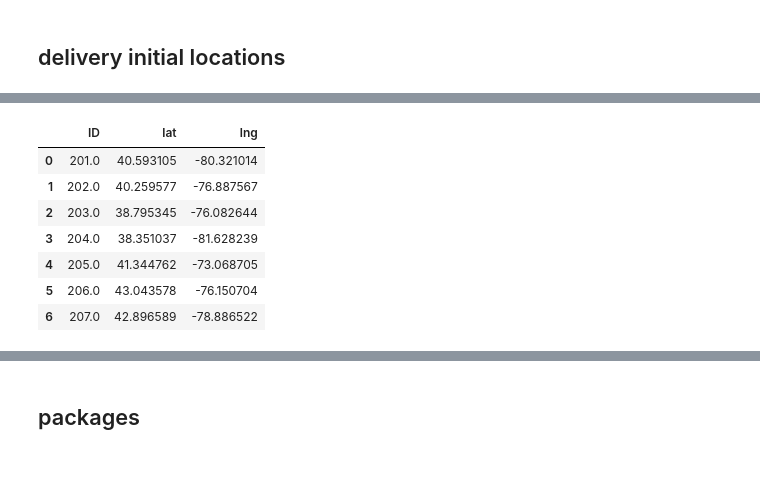
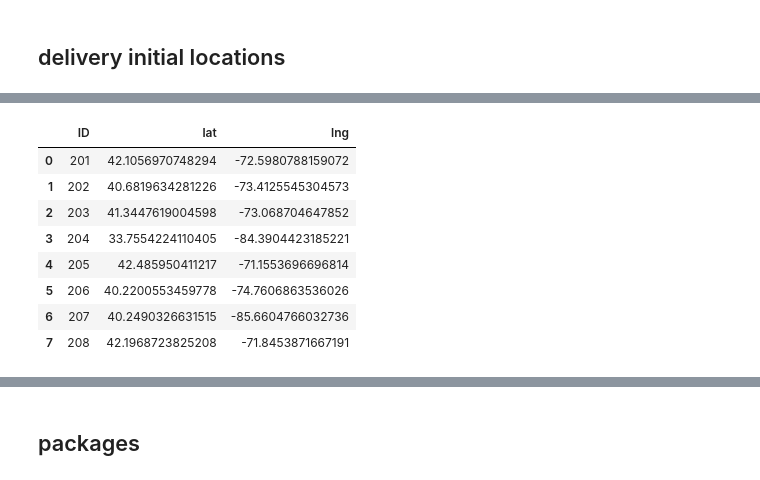
Before and after one commit to seenhzj/Cornell_PB_NE_Hub, a Jupyter notebook: models/calculate distance.ipynb, the cells around one changed output, grey strips where cells are left out. Saved outputs shown, nothing was run; the diff lists cells and outputs as text; code cells hidden in the pictures.

```diff
--- a/models/calculate distance.ipynb
+++ b/models/calculate distance.ipynb
@@ -222,27 +232,37 @@ delInitial_df
 # %%
 #final locations
 delFinal_df=pd.DataFrame()
 n=len(delPackage_df)
-delId=np.zeros(n)
-delLat=np.zeros(n)
-delLng=np.zeros(n)
+delId=[]
+delLat=[]
+delLng=[]
+loc_dic={}
+cnt=200
 for i in range(0,n):
-    delId[i]=i+201
-    delLat[i]=delPackage_df['dest_lat'][i]
-    delLng[i]=delPackage_df['dest_lng'][i]
+    zip3=str(delPackage_df.iloc[i]['dest_zip3'])
+    if zip3 not in loc_dic:
+
+        cnt+=1
+
+        delId.append(loc_dic.setdefault(zip3,cnt))
+
+        delLat.append(delPackage_df['dest_lat'][i])
+        delLng.append(delPackage_df['dest_lng'][i])
+
 delFinal_df['ID']=delId
 delFinal_df['lat']=delLat
 delFinal_df['lng']=delLng
 
 delFinal_df
 # %% [output]
 |  | ID | lat | lng |
-| 0 | 201.0 | 40.593105 | -80.321014 |
-| 1 | 202.0 | 40.259577 | -76.887567 |
-| 2 | 203.0 | 38.795345 | -76.082644 |
-| 3 | 204.0 | 38.351037 | -81.628239 |
-| 4 | 205.0 | 41.344762 | -73.068705 |
-| 5 | 206.0 | 43.043578 | -76.150704 |
-| 6 | 207.0 | 42.896589 | -78.886522 |
+| 0 | 201 | 42.1056970748294 | -72.5980788159072 |
+| 1 | 202 | 40.6819634281226 | -73.4125545304573 |
+| 2 | 203 | 41.3447619004598 | -73.068704647852 |
+| 3 | 204 | 33.7554224110405 | -84.3904423185221 |
+| 4 | 205 | 42.485950411217 | -71.1553696696814 |
+| 5 | 206 | 40.2200553459778 | -74.7606863536026 |
+| 6 | 207 | 40.2490326631515 | -85.6604766032736 |
+| 7 | 208 | 42.1968723825208 | -71.8453871667191 |
 # %%
 df_locations = pd.concat([delInitial_df,facility_df,delFinal_df],ignore_index=True)
```
Also changed, not shown: parts of 19 cells of this notebook, 15 other files.
